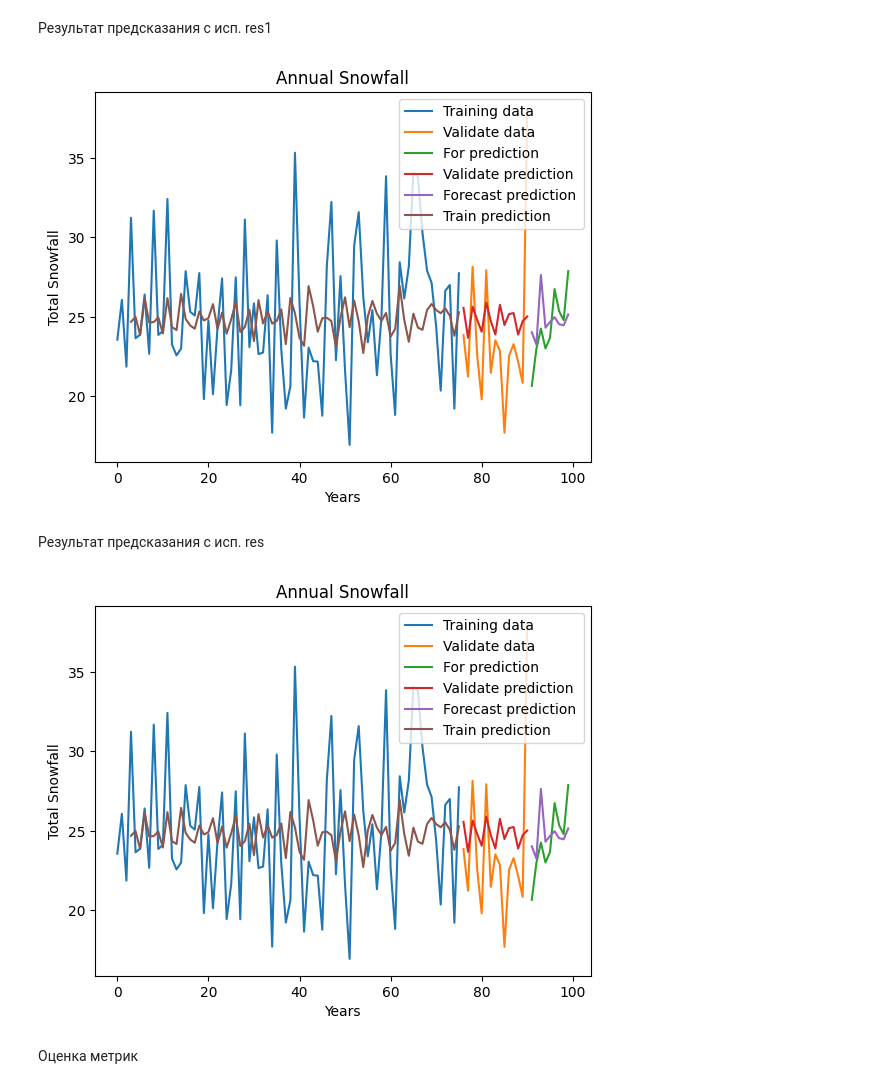
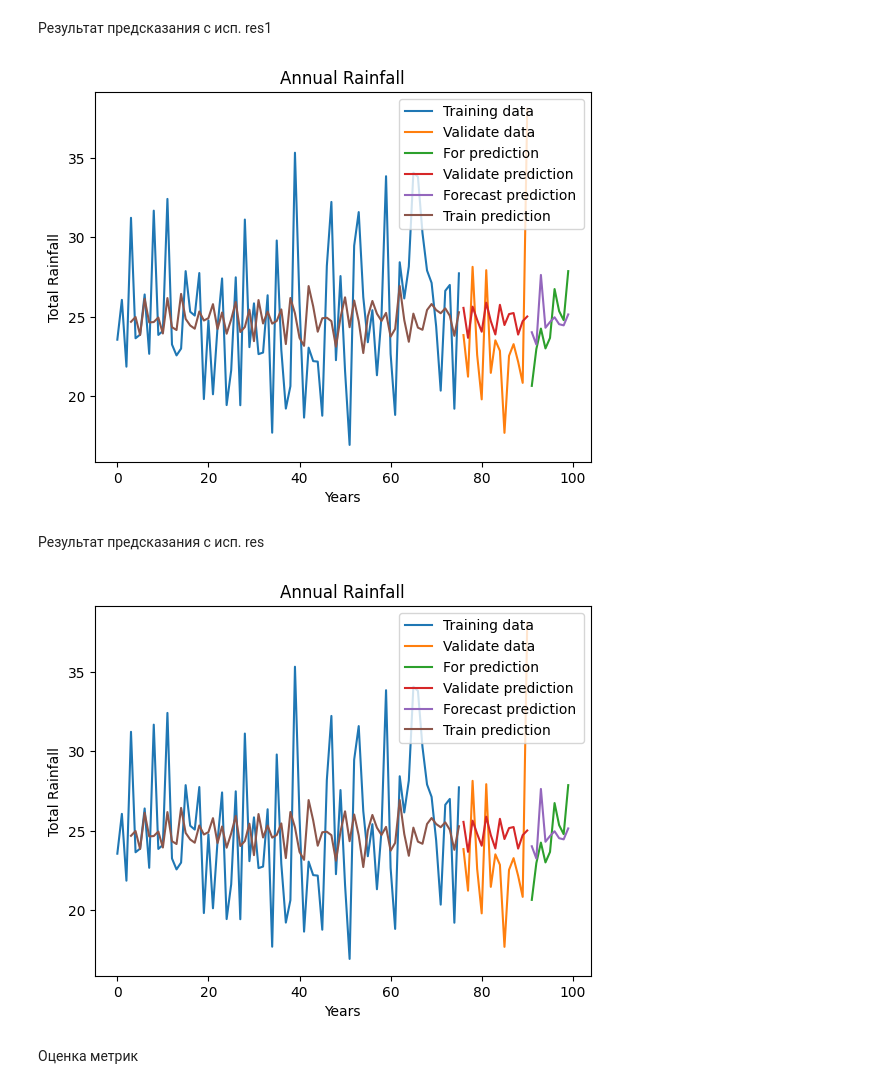
Before and after one commit to Krearden/TimeSeries, a Jupyter notebook: PR3/PR3.ipynb, the cells around one changed output. Drawn from its saved outputs; the diff is of its cells as text; code cells hidden in the pictures.

```diff
--- a/PR3/PR3.ipynb
+++ b/PR3/PR3.ipynb
@@ -264,26 +264,26 @@ No artists with labels found to put in legend.  Note that artists whose label st
 # %%
 # Формируем предсказанные временные ряды
 
 # Делаем прогноз на обучающей, валидационной и тестовой выборках
 pred = res1.predict(start=0, end=train_cutoff, dynamic=False)
 v_pred = res1.predict(start=train_cutoff+1, end=(validate_cutoff), dynamic=False)
 f_pred = res1.predict(start=validate_cutoff + 1, end=(len(df)-1), dynamic=False)
 
 # Выводим график исходных данных и прогноза
 plt.plot(train_df.index, train_df, label='Training data')
 plt.plot(validate_df.index, validate_df, label='Validate data')
 plt.plot(forecast_df.index, forecast_df, label='For prediction')
 plt.plot(validate_df.index, v_pred, label='Validate prediction ')
 plt.plot(forecast_df.index, f_pred, label='Forecast prediction')
 plt.plot(train_df.index, pred, label='Train prediction')
 
 plt.legend()
-plt.title('Annual Snowfall')
-plt.ylabel('Total Snowfall')
+plt.title('Annual Rainfall')
+plt.ylabel('Total Rainfall')
 plt.xlabel('Years')
 plt.show()
 # %% [output]
-[figure, old version]
+[figure, new version]
 # %% [markdown]
 Результат предсказания с исп. res
 # %%
@@ -303,12 +303,12 @@ plt.plot(forecast_df.index, f_pred, label='Forecast prediction')
 plt.plot(train_df.index, pred, label='Train prediction')
 
 plt.legend()
-plt.title('Annual Snowfall')
-plt.ylabel('Total Snowfall')
+plt.title('Annual Rainfall')
+plt.ylabel('Total Rainfall')
 plt.xlabel('Years')
 plt.show()
 # %% [output]
-[figure, old version]
+[figure, new version]
 # %%
 # * По имеющимся данным модели не предсказали пиковые значения осадков
 # %% [markdown]
```
Also changed, not shown: parts of 5 cells of this notebook.
